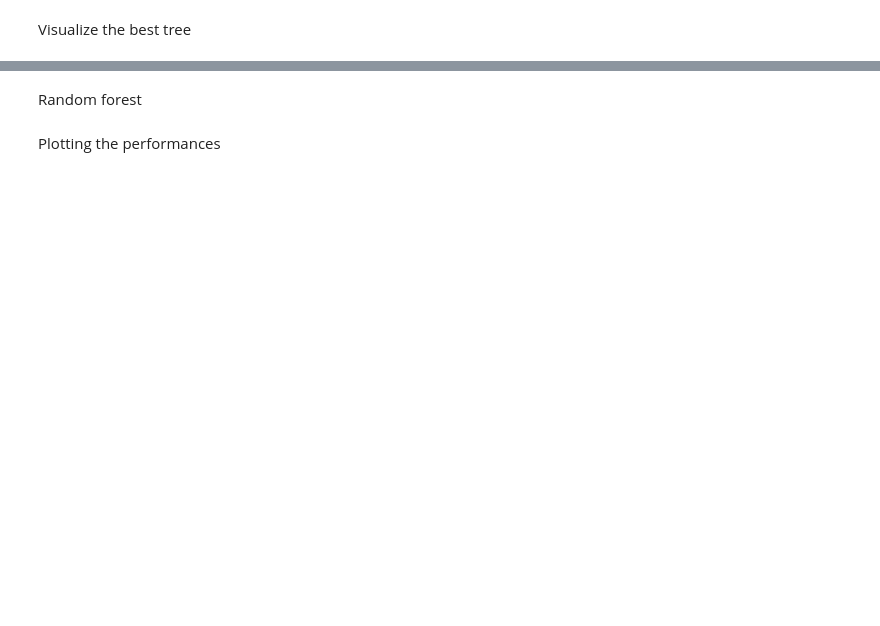
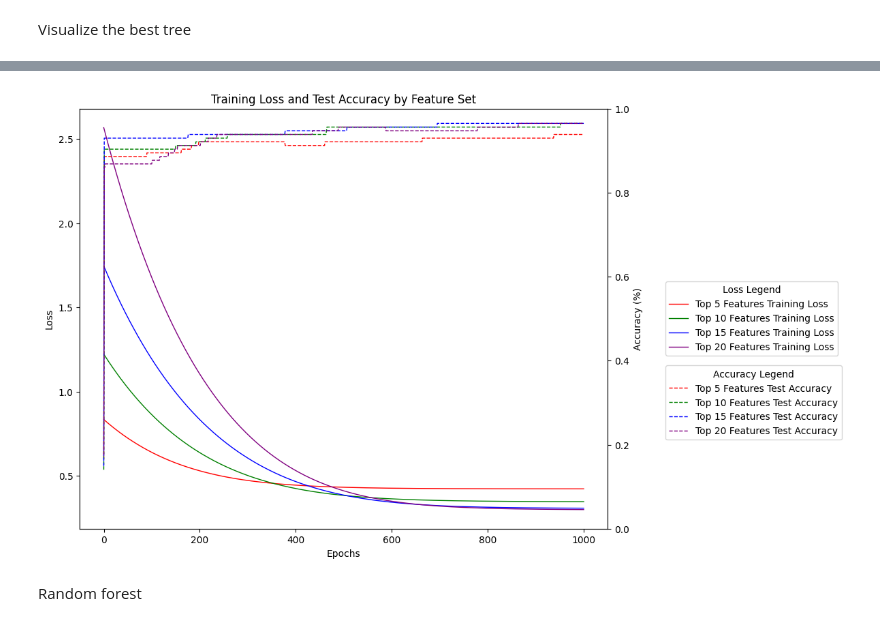
Before and after one commit to MericKeskin/CmpE462-Spring24, a Jupyter notebook: Assignment 2/decision_tree.ipynb, the cells around one changed output, grey strips where cells are left out. Drawn from its saved outputs; the diff is of its cells as text; code cells hidden in the pictures; blank space fills up the shorter version.

Commit message:
train linear with features

```diff
--- a/Assignment 2/decision_tree.ipynb
+++ b/Assignment 2/decision_tree.ipynb
@@ -10,5 +8,7 @@ ModuleNotFoundError: No module named 'data'
 # %%
-data = DecisionTreeData(r'breast+cancer+wisconsin+diagnostic/wdbc.data')
+data = DecisionTreeData(r'..\breast+cancer+wisconsin+diagnostic\wdbc.data')
 X = data.get_X()
 y = data.get_y()
-X_train, X_test, y_train, y_test = data.split_data(X, y, test_size=0.3)
+X = data.normalize_data(X)
+X = np.hstack((np.ones((X.shape[0], 1)), X))
+X_train, X_test, y_train, y_test = data.split_data(X, y, test_size=0.2)
@@ -63,0 +92,7 @@ top_5_features, top_10_features, top_15_features, top_20_features
+# %%
+data = LogisticRegressionData(r'..\breast+cancer+wisconsin+diagnostic\wdbc.data')
+X = data.get_X()
+y = data.get_y()
+X = data.normalize_data(X)
+X = np.hstack((np.ones((X.shape[0], 1)), X))
+X_train_lin, X_test_lin, y_train_lin, y_test_lin = data.split_data(X, y, test_size=0.2)
@@ -64,3 +157,36 @@ top_5_features, top_10_features, top_15_features, top_20_features
+# %%
+# Plot settings
+epochs = 1000
+colors = ['red', 'green', 'blue', 'purple']
+feature_sets = ['Top 5 Features', 'Top 10 Features', 'Top 15 Features', 'Top 20 Features']
+
+# Create a figure
+fig, ax1 = plt.subplots(figsize=(10, 8))
+
+# Plot each feature set's data
+for idx, (loss_values, accuracy_values) in enumerate(zip(feature_losses, feature_accuracies)):
+    ax1.plot(range(epochs + 1), loss_values, label=f'{feature_sets[idx]} Training Loss', color=colors[idx], linewidth=1)
+    ax1.set_xlabel('Epochs')
+    ax1.set_ylabel('Loss')
+    ax1.tick_params(axis='y')
+
+# Create secondary axis for accuracy
+ax2 = ax1.twinx()
+
+for idx, accuracy_values in enumerate(feature_accuracies):
+    ax2.plot(range(epochs + 1), accuracy_values, label=f'{feature_sets[idx]} Test Accuracy', linestyle='--', color=colors[idx], linewidth=1)
+    ax2.set_ylabel('Accuracy (%)')
+    ax2.set_ylim(0, 1)
+    ax2.tick_params(axis='y')
+
+# Improve the legend
+ax1.legend(loc='center left', bbox_to_anchor=(1.1, 0.5), title="Loss Legend")
+ax2.legend(loc='center left', bbox_to_anchor=(1.1, 0.3), title="Accuracy Legend")
+
+plt.title('Training Loss and Test Accuracy by Feature Set')
+plt.show()
+# %% [output]
+[figure, added]
 # %% [markdown]
 Random forest
 # %%
@@ -75,8 +201,6 @@ for n in num_trees:
     rf.fit(X_train, y_train)
     train_scores_rf.append(rf.score(X_train, y_train))
     test_scores_rf.append(rf.score(X_test, y_test))
-# %% [markdown]
-Plotting the performances
 # %%
 plt.figure(figsize=(10, 5))
 plt.plot(num_trees, train_scores_rf, label='RF Train Accuracy', marker='o')
```
Also changed, not shown: parts of 9 cells of this notebook, 4 other files.
